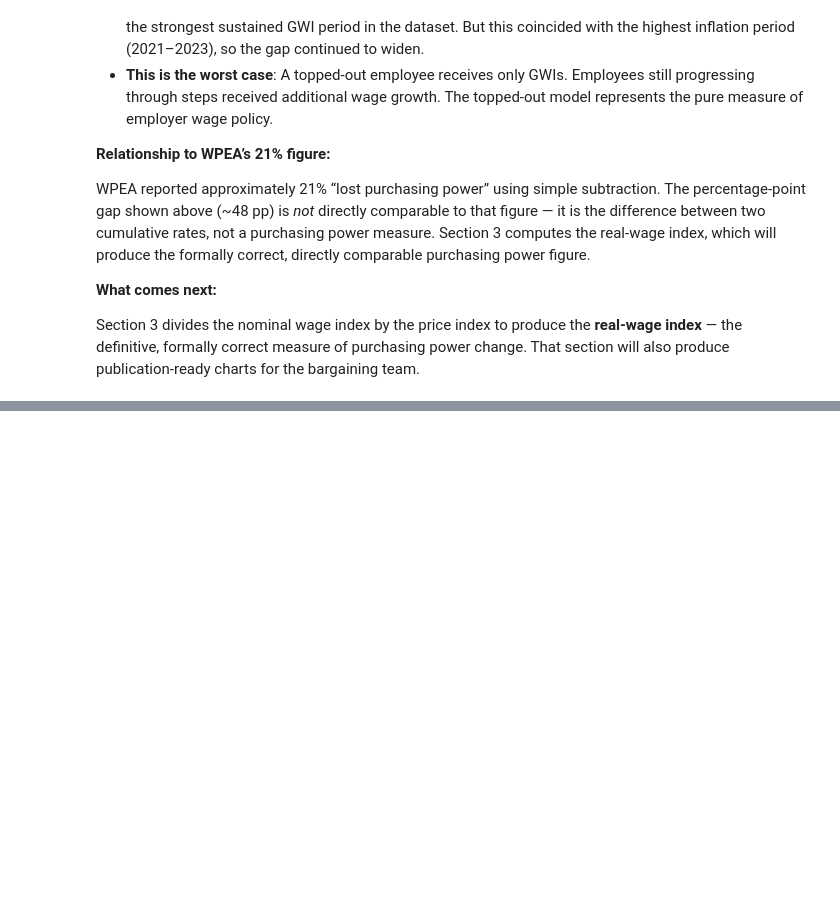
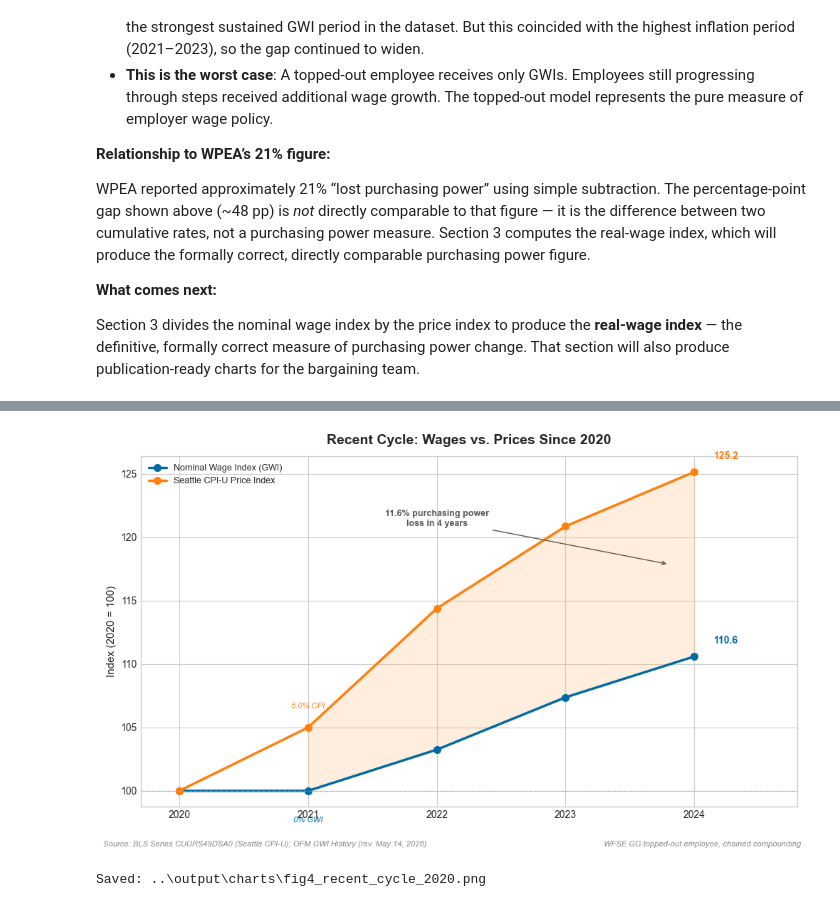
Before and after one commit to Santanarai/wa-state-real-wage-analysis, a Jupyter notebook: notebooks/real-wage-analysis.ipynb, the cells around one changed output, grey strips where cells are left out. Cells and saved outputs as stored; diff of their text form; code cells hidden in the pictures; blank space fills up the shorter version.

```diff
--- a/notebooks/real-wage-analysis.ipynb
+++ b/notebooks/real-wage-analysis.ipynb
@@ -1329,0 +1866,70 @@ Section 3 divides the nominal wage index by the price index to produce the **rea
+# %%
+# === Chart 4: Recent Cycle — Wages vs. Prices Since 2020 ===
+
+base2020 = real_wage_df[real_wage_df["base_year"] == 2020].sort_values("year")
+# Filter to 2020-2024
+recent = base2020[base2020["year"].between(2020, 2024)].copy()
+years = recent["year"].values
+wage_idx = recent["wage_index"].values
+price_idx = recent["price_index"].values
+
+fig, ax = plt.subplots(figsize=FIGSIZE)
+
+ax.plot(years, wage_idx, color=COLORS["wage"], linewidth=2.5,
+        marker="o", markersize=7, label="Nominal Wage Index (GWI)")
+ax.plot(years, price_idx, color=COLORS["price"], linewidth=2.5,
+        marker="o", markersize=7, label="Seattle CPI-U Price Index")
+ax.fill_between(years, wage_idx, price_idx,
+                where=(price_idx > wage_idx),
+                color=COLORS["gap_fill"], alpha=0.25)
+ax.axhline(y=100, color=COLORS["baseline"], linestyle="--", linewidth=1,
+           alpha=0.6)
+
+# Endpoint labels — from computed values
+wage_end = wage_idx[-1]
+price_end = price_idx[-1]
+loss_2020 = recent[recent["year"] == 2024].iloc[0]["cumulative_real_change_pct"]
+
+ax.annotate(f"{wage_end:.1f}", xy=(2024, wage_end),
+            xytext=(2024.15, wage_end + 1), fontsize=10, color=COLORS["wage"],
+            fontweight="bold")
+ax.annotate(f"{price_end:.1f}", xy=(2024, price_end),
+            xytext=(2024.15, price_end + 1), fontsize=10, color=COLORS["price"],
+            fontweight="bold")
+
+# Gap annotation — from computed value
+gap_y = (wage_end + price_end) / 2
+ax.annotate(f"{abs(loss_2020):.1f}% purchasing power\nloss in 4 years",
+            xy=(2023.8, gap_y), xytext=(2022, gap_y + 3),
+            fontsize=9, fontweight="bold", color=COLORS["annotation"],
+            arrowprops=dict(arrowstyle="->", color=COLORS["annotation"], lw=1),
+            ha="center")
+
+# 2021 annotation
+ax.text(2021, wage_idx[1] - 2.5, "0% GWI", fontsize=8,
+        color=COLORS["wage"], ha="center", fontstyle="italic")
+cpi_2021_pct = (price_idx[1] / price_idx[0] - 1) * 100
+ax.text(2021, price_idx[1] + 1.5, f"{cpi_2021_pct:.1f}% CPI", fontsize=8,
+        color=COLORS["price"], ha="center", fontstyle="italic")
+
+ax.set_title("Recent Cycle: Wages vs. Prices Since 2020",
+             fontsize=14, fontweight="bold", pad=12)
+ax.set_xlabel("")
+ax.set_ylabel("Index (2020 = 100)", fontsize=11)
+ax.set_xlim(2019.7, 2024.8)
+ax.xaxis.set_major_locator(mticker.MultipleLocator(1))
+ax.legend(loc="upper left", fontsize=9, framealpha=0.9)
+
+fig.text(0.01, 0.01, SOURCE_CITATION, fontsize=8, color=COLORS["source_text"],
+         style="italic")
+fig.text(0.99, 0.01, "WFSE GG topped-out employee, chained compounding",
+         fontsize=8, color=COLORS["source_text"], style="italic", ha="right")
+
+plt.tight_layout(rect=[0, 0.04, 1, 1])
+fig.savefig(CHART_DIR / "fig4_recent_cycle_2020.png",
+            dpi=DPI, bbox_inches="tight")
+plt.show()
+print(f"Saved: {CHART_DIR / 'fig4_recent_cycle_2020.png'}")
+# %% [output]
+[figure, added]
+Saved: ..\output\charts\fig4_recent_cycle_2020.png
```
Also changed, not shown: parts of 28 cells of this notebook, 6 other files.
